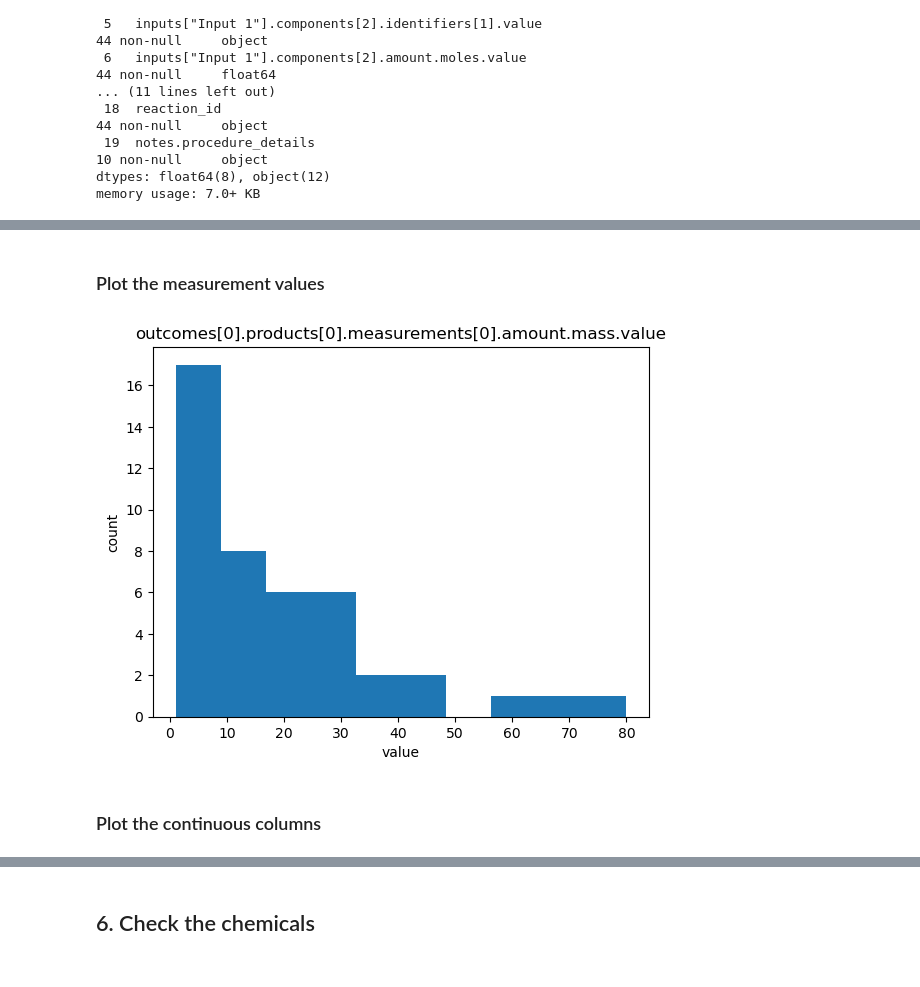
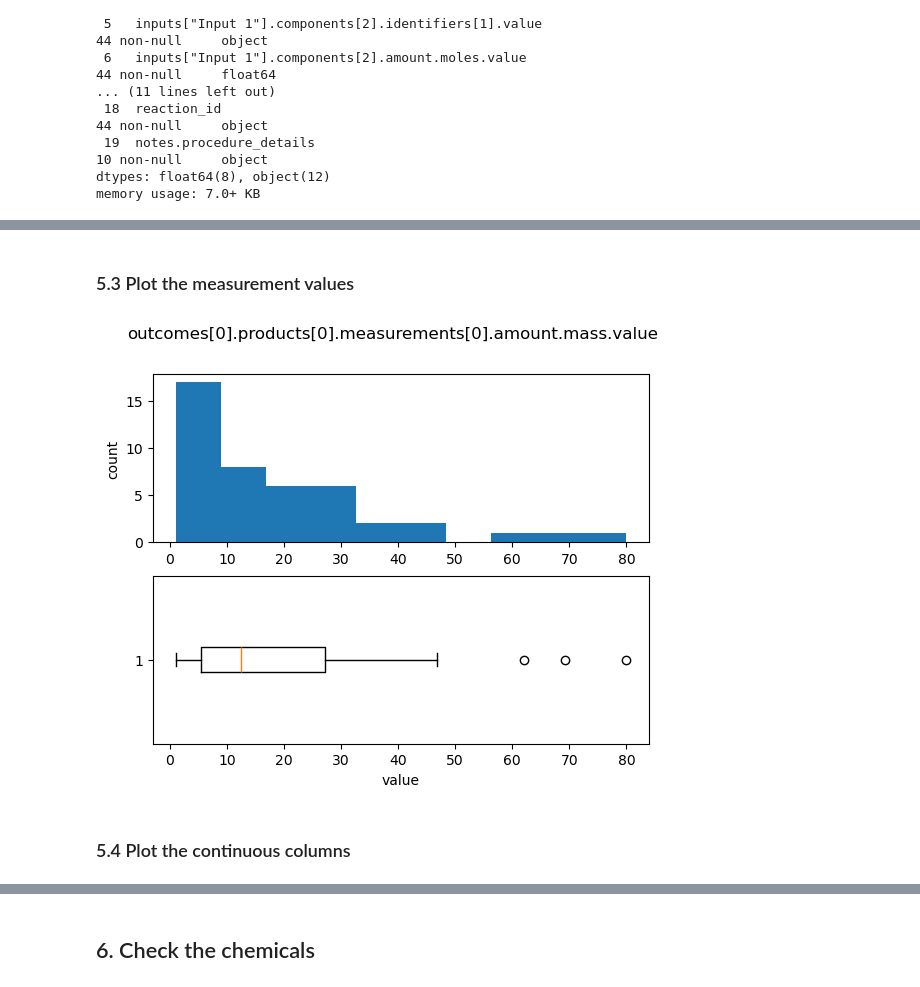
Before and after one commit to bdeadman/ord-schema, a Jupyter notebook: examples/reviews/example_1/review_example_1.ipynb, the cells around one changed output, grey strips where cells are left out. Cells and saved outputs as stored; diff of their text form; code cells hidden in the pictures.

```diff
--- a/examples/reviews/example_1/review_example_1.ipynb
+++ b/examples/reviews/example_1/review_example_1.ipynb
@@ -282,17 +282,23 @@ for col in df.columns:
 # %%
 continuous = df.select_dtypes(include= 'float')
 # %% [markdown]
-### Plot the measurement values
+### 5.3 Plot the measurement values
 # %%
 for measurement in measurements:
     series = df[measurement]
 
+    plt.suptitle(measurement)
+
+    plt.subplot(2, 1, 1)
     plt.hist(series, bins = 10)
-    plt.title(measurement)
+    plt.ylabel("count")
+
+    plt.subplot(2, 1, 2)
+    plt.boxplot(series, vert= False)
     plt.xlabel("value")
-    plt.ylabel("count")
+
     plt.show()
 # %% [output]
-[figure, old version]
+[figure, new version]
 # %% [markdown]
-### Plot the continuous columns
+### 5.4 Plot the continuous columns
```
Also changed, not shown: parts of 33 cells of this notebook, 1 other file.
